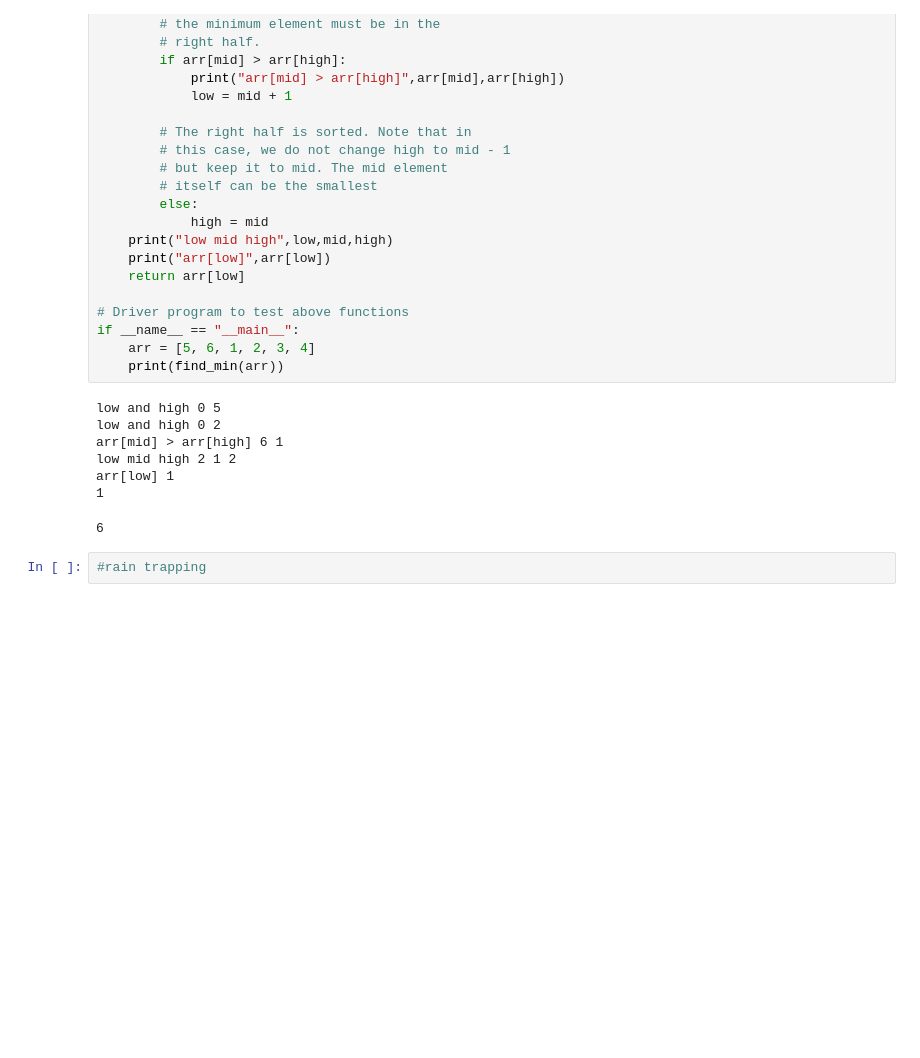
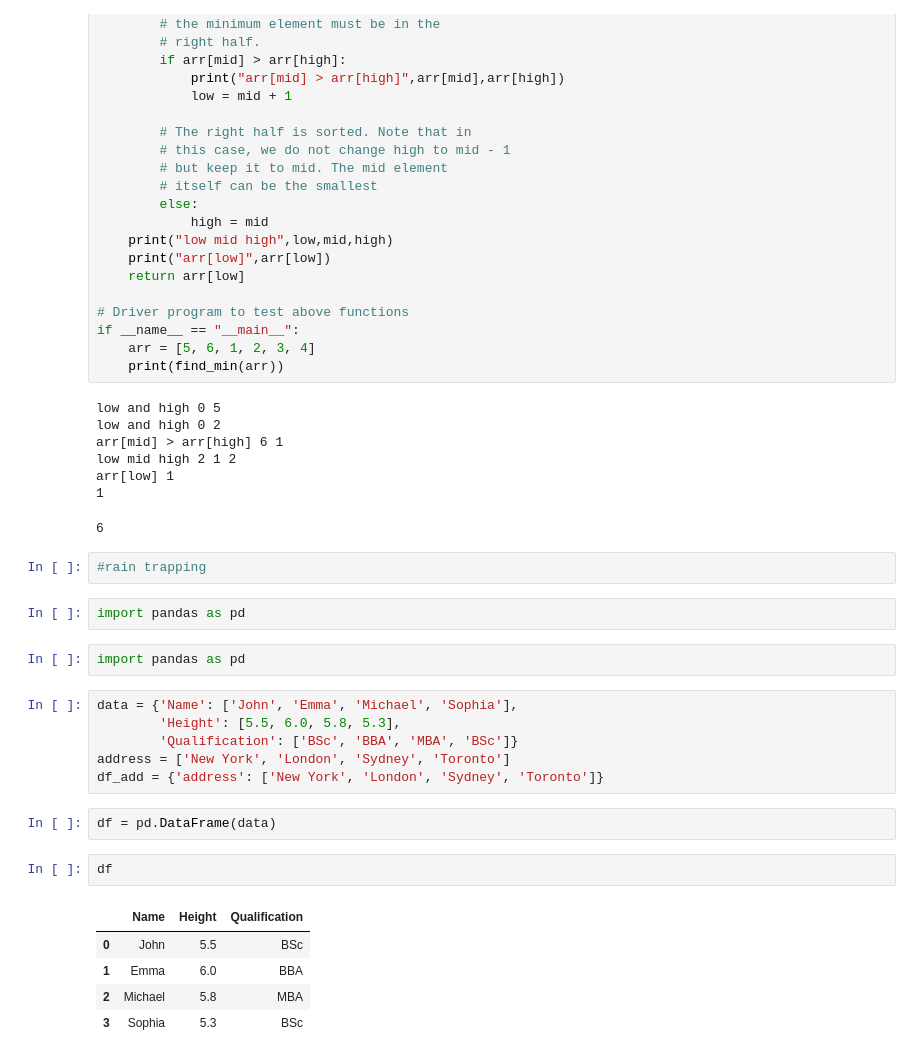
Before and after one commit to AKISHPOTHURI/DSA_Assignments, a Jupyter notebook: DSA.ipynb, the cells around one changed output. Saved outputs shown, nothing was run; the diff lists cells and outputs as text; blank space fills up the shorter version.

```diff
--- a/DSA.ipynb
+++ b/DSA.ipynb
@@ -343,3 +343,23 @@ arr[low] 1
 6
 # %%
 #rain trapping
+# %%
+import pandas as pd
+# %%
+import pandas as pd
+# %%
+data = {'Name': ['John', 'Emma', 'Michael', 'Sophia'],
+        'Height': [5.5, 6.0, 5.8, 5.3],
+        'Qualification': ['BSc', 'BBA', 'MBA', 'BSc']}
+address = ['New York', 'London', 'Sydney', 'Toronto']
+df_add = {'address': ['New York', 'London', 'Sydney', 'Toronto']}
+# %%
+df = pd.DataFrame(data)
+# %%
+df
+# %% [output]
+|  | Name | Height | Qualification |
+| 0 | John | 5.5 | BSc |
+| 1 | Emma | 6.0 | BBA |
+| 2 | Michael | 5.8 | MBA |
+| 3 | Sophia | 5.3 | BSc |
```
Also changed, not shown: parts of 5 cells of this notebook, 1 other file.
